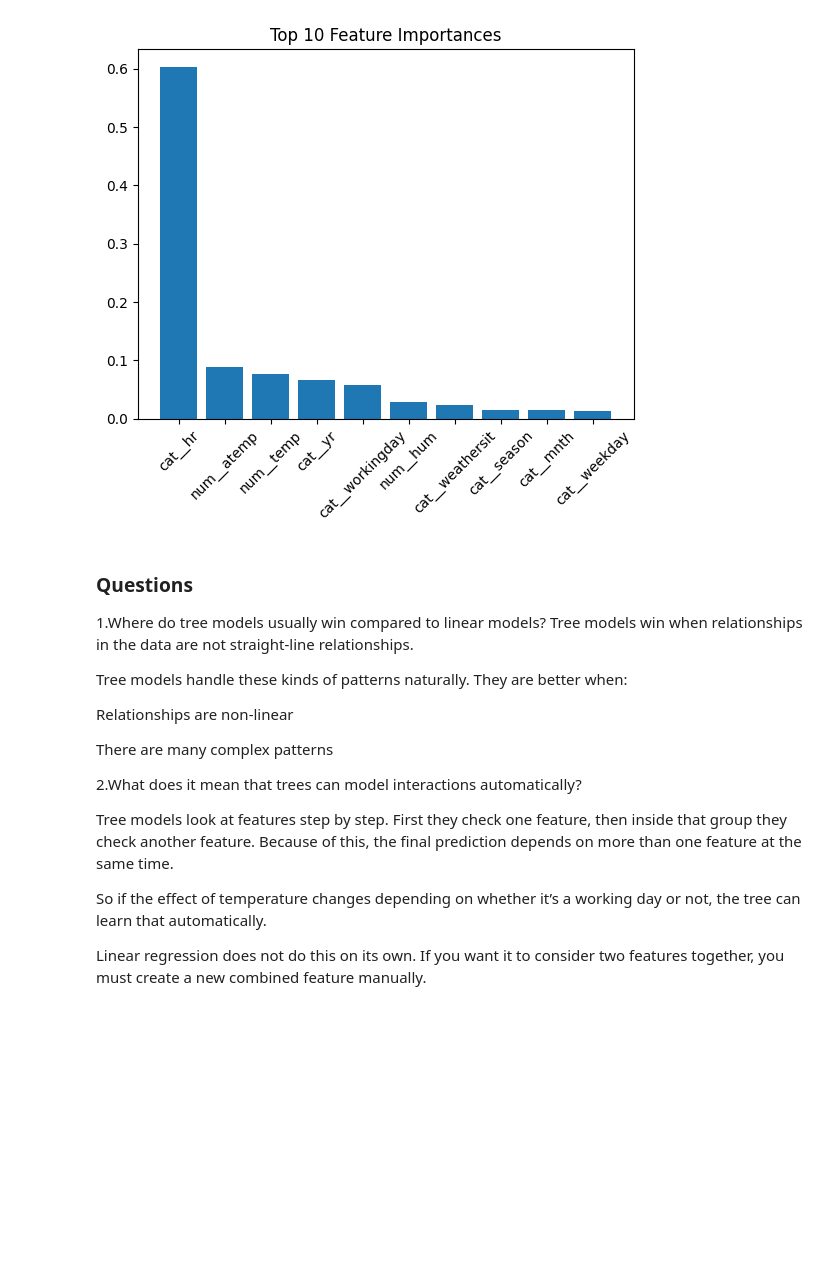
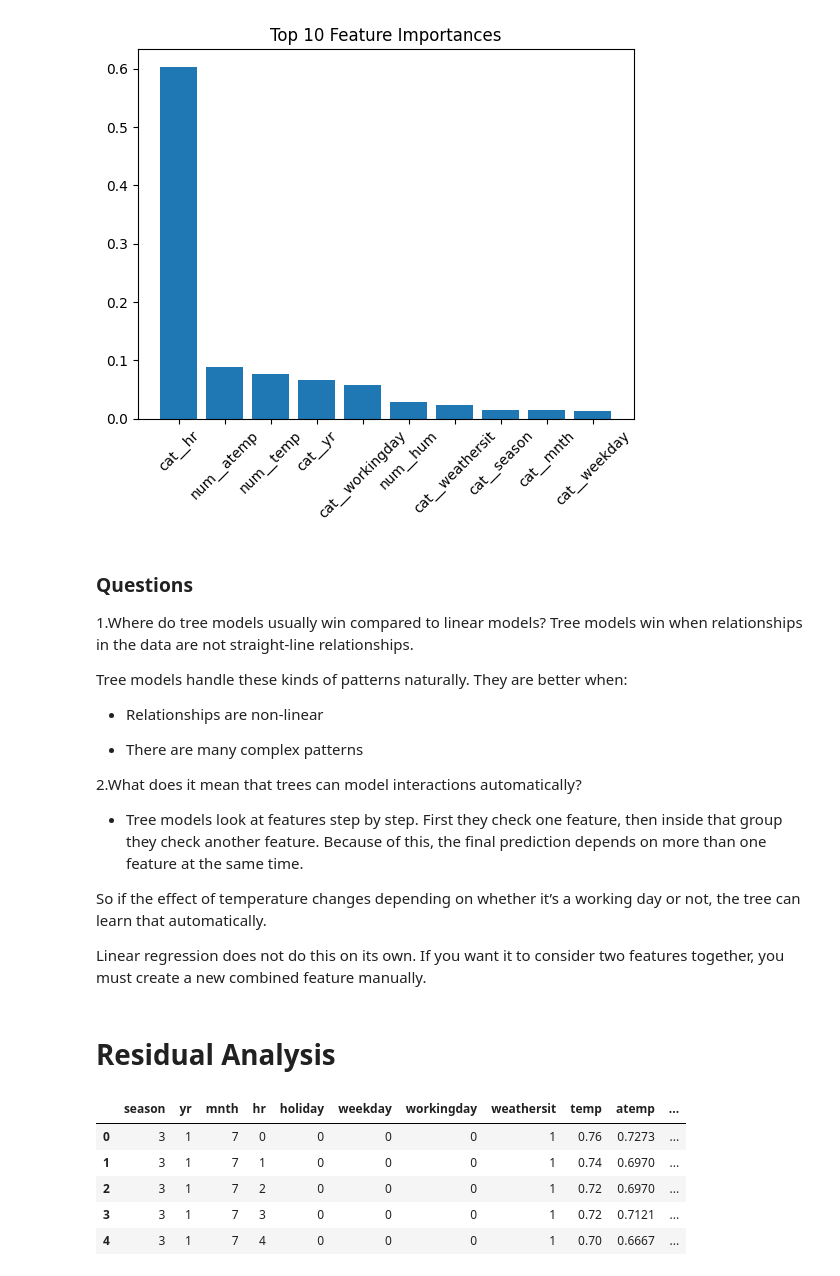
Before and after one commit to ZabitMagomed239/Bike-Rental-Regression-Project, a Jupyter notebook: noteboks/02_modeling.ipynb, the cells around one changed output. Cells and saved outputs as stored; diff of their text form; code cells hidden in the pictures; blank space fills up the shorter version.

```diff
--- a/noteboks/02_modeling.ipynb
+++ b/noteboks/02_modeling.ipynb
@@ -300,17 +300,19 @@ Tree models win when relationships in the data are not straight-line relationshi
 
 Tree models handle these kinds of patterns naturally. They are better when:
 
-Relationships are non-linear
+* Relationships are non-linear
 
-There are many complex patterns
+* There are many complex patterns
 
 
 
 
 2.What does it mean that trees can model interactions automatically?
 
-Tree models look at features step by step. First they check one feature, then inside that group they check another feature. Because of this, the final prediction depends on more than one feature at the same time.
+* Tree models look at features step by step. First they check one feature, then inside that group they check another feature. Because of this, the final prediction depends on more than one feature at the same time.
 
 So if the effect of temperature changes depending on whether it’s a working day or not, the tree can learn that automatically.
 
 Linear regression does not do this on its own. If you want it to consider two features together, you must create a new combined feature manually.
+# %% [markdown]
+# Residual Analysis
@@ -316,0 +331,9 @@ Linear regression does not do this on its own. If you want it to consider two fe
+# %%
+residual_df.head()
+# %% [output]
+|  | season | yr | mnth | hr | holiday | weekday | workingday | weathersit | temp | atemp | ... |
+| 0 | 3 | 1 | 7 | 0 | 0 | 0 | 0 | 1 | 0.76 | 0.7273 | ... |
+| 1 | 3 | 1 | 7 | 1 | 0 | 0 | 0 | 1 | 0.74 | 0.6970 | ... |
+| 2 | 3 | 1 | 7 | 2 | 0 | 0 | 0 | 1 | 0.72 | 0.6970 | ... |
+| 3 | 3 | 1 | 7 | 3 | 0 | 0 | 0 | 1 | 0.72 | 0.7121 | ... |
+| 4 | 3 | 1 | 7 | 4 | 0 | 0 | 0 | 1 | 0.70 | 0.6667 | ... |
```
Also changed, not shown: parts of 12 cells of this notebook.
